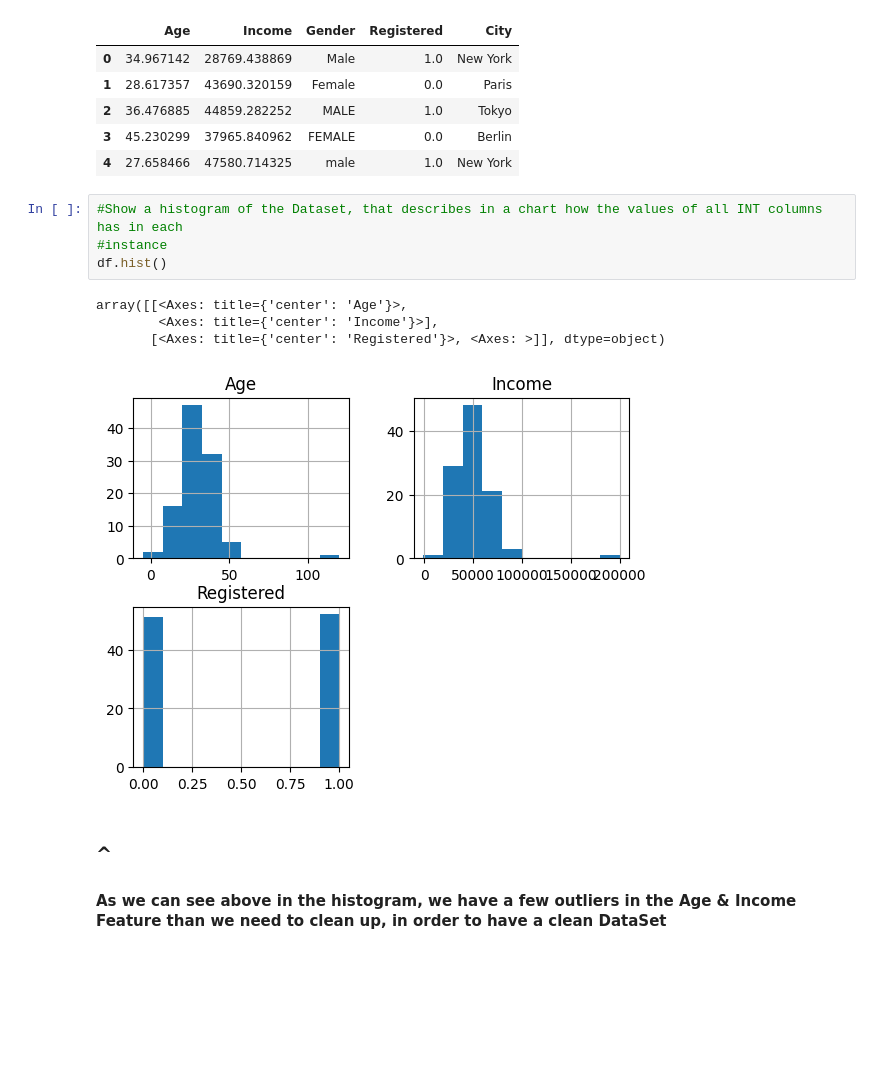
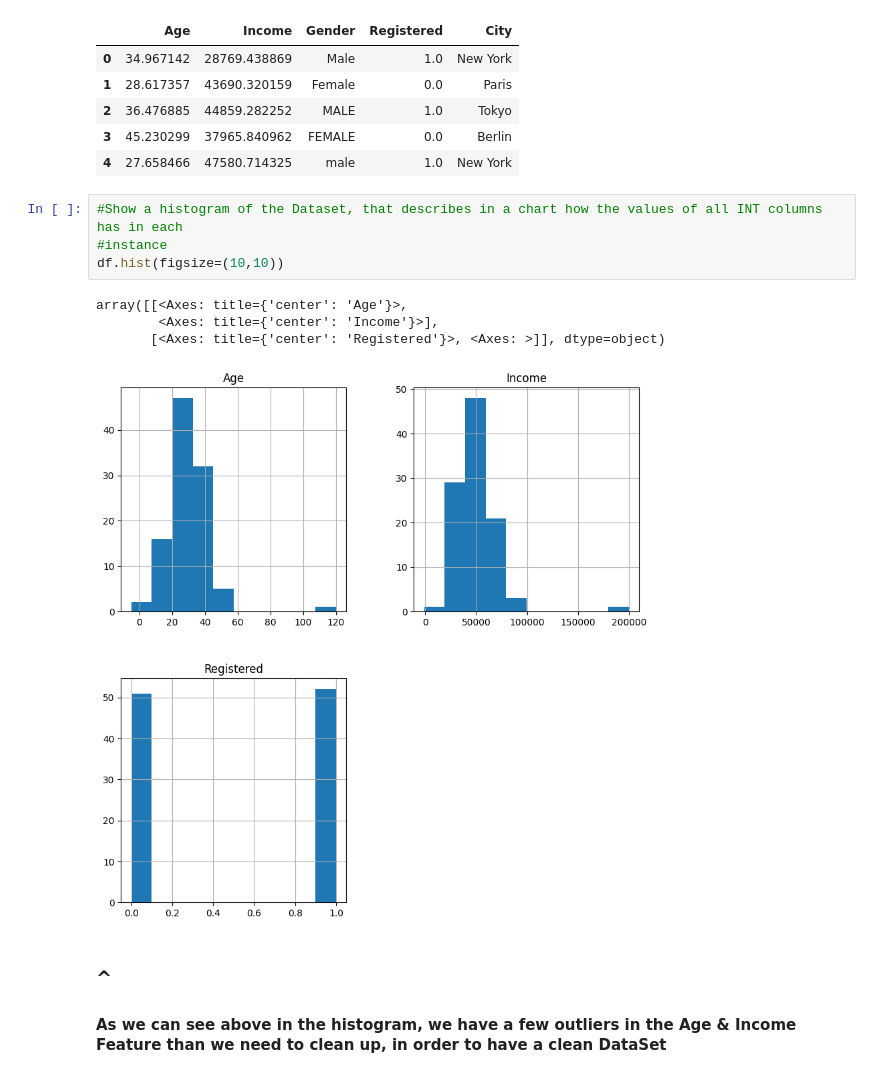
Before and after one commit to UPEN-Thaitiel/feature-engineering-and-decision-tree-Adiel-Delgado, a Jupyter notebook: Syntetic_Data_Cleaning.ipynb, the cells around one changed output. Cells and saved outputs as stored; diff of their text form; blank space fills up the shorter version.

```diff
--- a/Syntetic_Data_Cleaning.ipynb
+++ b/Syntetic_Data_Cleaning.ipynb
@@ -59,12 +59,12 @@ df.head()
 # %%
 #Show a histogram of the Dataset, that describes in a chart how the values of all INT columns has in each
 #instance
-df.hist()
+df.hist(figsize=(10,10))
 # %% [output]
 array([[<Axes: title={'center': 'Age'}>,
         <Axes: title={'center': 'Income'}>],
        [<Axes: title={'center': 'Registered'}>, <Axes: >]], dtype=object)
-[figure, old version]
+[figure, new version]
 # %% [markdown]
 ### ^
 #### As we can see above in the histogram, we have a few outliers in the Age & Income Feature than we need to clean up, in order to have a clean DataSet
```
Also changed, not shown: parts of 51 cells of this notebook, 1 other file.
